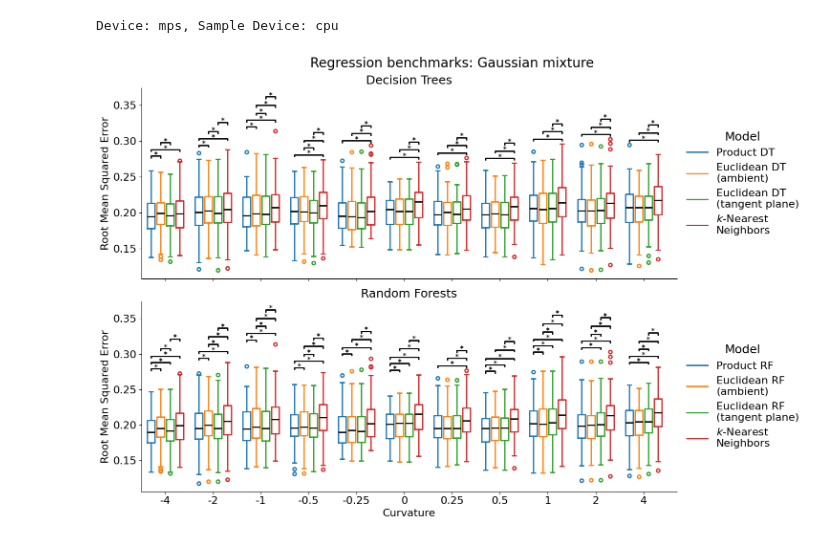
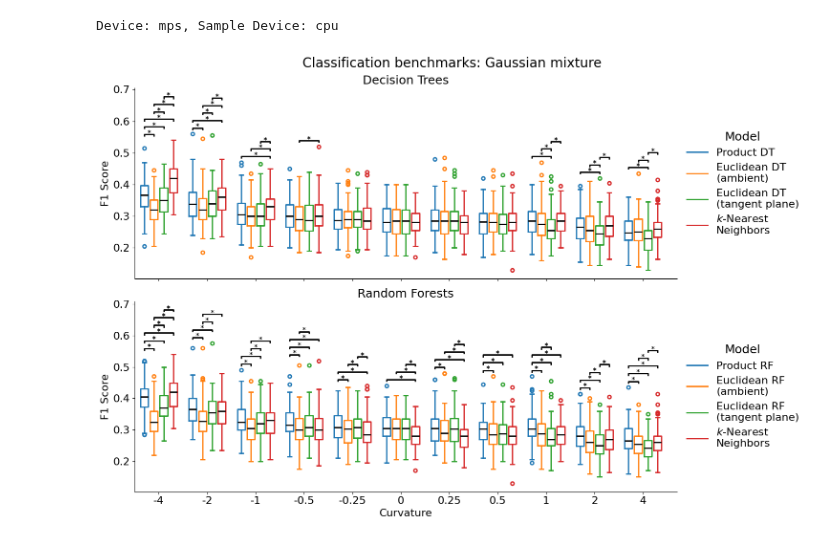
Before and after one commit to qc2321/embedders, a Jupyter notebook: notebooks/26_pc_benchmark_single_curvature_gaussian.ipynb, the cells around one changed output. Saved outputs shown, nothing was run; the diff lists cells and outputs as text; code cells hidden in the pictures.

Commit message:
Lots of plotting

```diff
--- a/notebooks/26_pc_benchmark_single_curvature_gaussian.ipynb
+++ b/notebooks/26_pc_benchmark_single_curvature_gaussian.ipynb
@@ -97,12 +97,17 @@ import matplotlib.pyplot as plt
 import numpy as np
 from scipy.stats import wilcoxon
 
+# TASK = "regression"
+TASK = "classification"
 SIGNIFICANCE = "sig"
 # SIGNIFICANCE = "ns"
 CORRECTION = "bonferroni"
 # CORRECTION = "none"
 
 Y_LABEL = "F1 Score" if TASK == "classification" else "Root Mean Squared Error"
+
+results = pd.read_csv(f"../data/results/{TASK}_single_curvature.tsv", sep="\t")
+CURVATURES = [-4, -2, -1, -0.5, -0.25, 0, 0.25, 0.5, 1, 2, 4]
 
 
 def test(x, y):
@@ -162,6 +167,7 @@ for ax, models, model_names in zip(
     # # Flip y-axis for RMSE
     # if TASK == "regression":
     #     ax.invert_yaxis()
+    ymin, ymax = ax.get_ylim()
 
     # Add p-value annotations. All start at x_vals, and end at x_vals + i
     heights = [0] * len(CURVATURES)  # How many annotations per curvature
@@ -170,13 +176,12 @@ for ax, models, model_names in zip(
         for j in range(i + 1, len(models)):
             results_K = [results[results["curvature"] == K] for K in CURVATURES]
             p_vals = [test(res[models[i]], res[models[j]]) for res in results_K]
-            ymin, ymax = ax.get_ylim()
             em = ymax - ymin
 
             for k, p_val in enumerate(p_vals):
                 if (SIGNIFICANCE == "ns" and p_val > CRITICAL_VAL) or (SIGNIFICANCE == "sig" and p_val < CRITICAL_VAL):
                     x1, x2 = x_vals[k] + i, x_vals[k] + j
-                    height = results[results["curvature"] == CURVATURES[k]][models].max().max() + 0.04 * em * (
+                    height = results[results["curvature"] == CURVATURES[k]][models].max().max() + 0.05 * em * (
                         heights[k] + 1
                     )
                     annotation = "*" if SIGNIFICANCE == "sig" else "ns"
@@ -208,32 +213,32 @@ for ax, models, model_names in zip(
     # ax.legend([bp["boxes"][0] for bp in bps], model_names, fontsize=14, frameon=False, title="Model")
     # Make legend to the right of the plot
     ax.legend(
         [bp["boxes"][0] for bp in bps],
         model_names,
         fontsize=16,
         frameon=False,
         title="Model",
         title_fontsize=18,
         loc="center left",
         bbox_to_anchor=(1, 0.5),
     )
     ax.tick_params(axis="y", labelsize=16)
     # ax.set_yscale("log") if TASK == "regression" else None
 
 axs[0].set_title("Decision Trees", fontsize=18)
 axs[1].set_title("Random Forests", fontsize=18)
 axs[1].set_xlabel("Curvature", fontsize=16)
 
 plt.xlim(-1, len(CURVATURES) * (len(models1 + models3) + 1))
 plt.suptitle(f"{TASK.capitalize()} benchmarks: Gaussian mixture", fontsize=20)
 
 plt.tight_layout()
 
 # Save as pdf
 plt.savefig(
-    f"../figures/curvature_benchmarks_{TASK}_md{MAX_DEPTH}_d{DIM}_cls{N_CLASSES}.pdf",
+    f"../figures/single_curvature_{TASK}.pdf",
     bbox_inches="tight",
 )
 plt.show()
 # %% [output]
-[figure, old version]
+[figure, new version]
```
Also changed, not shown: 30 other files.
